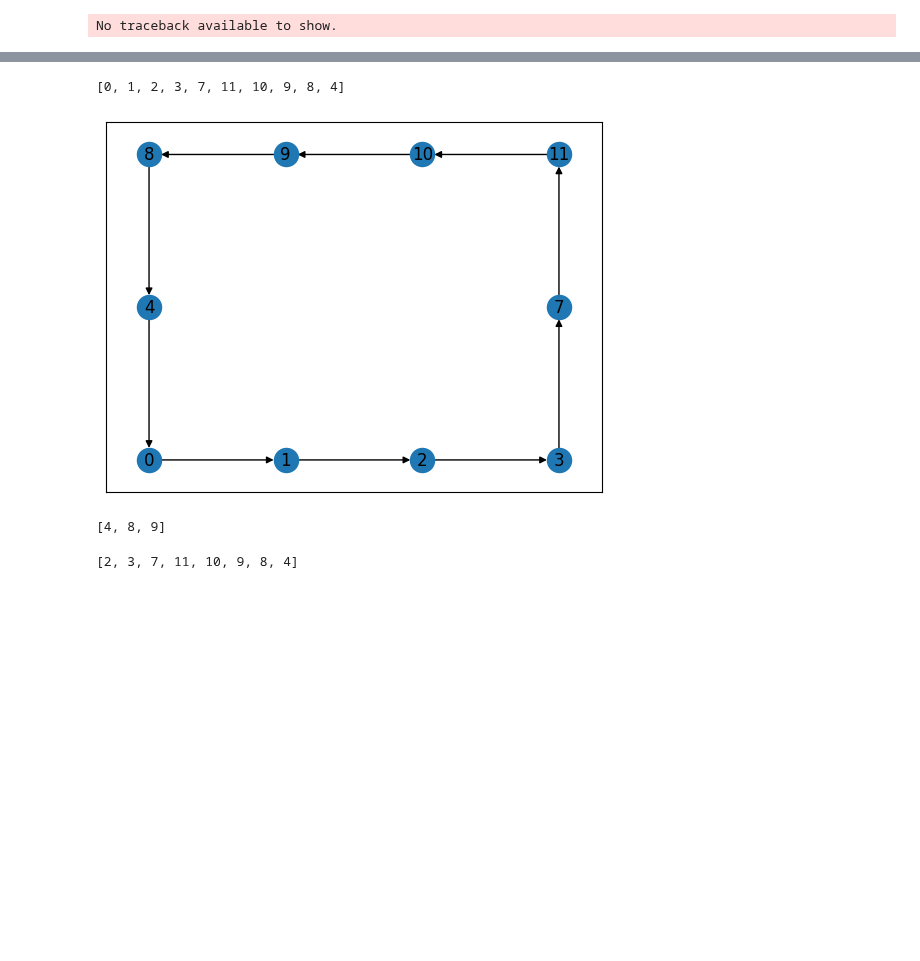
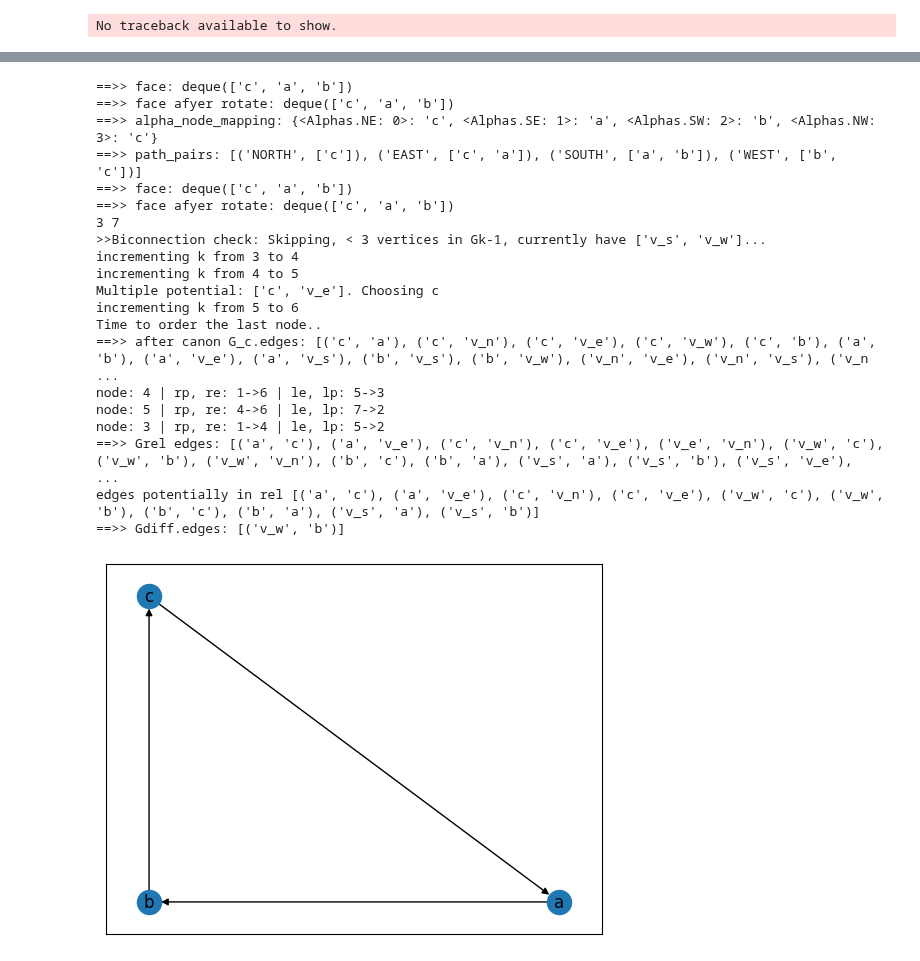
Before and after one commit to juliet29/graph2plan, a Jupyter notebook: notebooks/04_four_complete.ipynb, the cells around one changed output, grey strips where cells are left out. Drawn from its saved outputs; the diff is of its cells as text; code cells hidden in the pictures; blank space fills up the shorter version.

Commit message:
clean up main tests

```diff
--- a/notebooks/04_four_complete.ipynb
+++ b/notebooks/04_four_complete.ipynb
@@ -77,23 +6,0 @@ PE
-# %%
-outer_face = get_external_face(PE, pos)
-outer_face
-# %% [output]
-[0, 1, 2, 3, 7, 11, 10, 9, 8, 4]
-# %%
-DG_outer = nx.cycle_graph(outer_face, nx.DiGraph)
-G_outer = nx.cycle_graph(outer_face, nx.Graph)
-nx.draw_networkx(DG_outer, pos)
-# %% [output]
-[figure, removed]
-# %%
-nx.shortest_path(G_outer, 4,9)
-# %% [output]
-[4, 8, 9]
-# %%
-u = 1
-v = 4
-start = list(DG_outer.successors(u))[0]
-end = v
-nx.shortest_path(DG_outer, start, end)
-# %% [output]
-[2, 3, 7, 11, 10, 9, 8, 4]
@@ -99,0 +10,24 @@ nx.shortest_path(DG_outer, start, end)
+# %%
+G_c, co = test_degen_cycle()
+# %% [output]
+==>> face: deque(['c', 'a', 'b'])
+==>> face afyer rotate: deque(['c', 'a', 'b'])
+==>> alpha_node_mapping: {<Alphas.NE: 0>: 'c', <Alphas.SE: 1>: 'a', <Alphas.SW: 2>: 'b', <Alphas.NW: 3>: 'c'}
+==>> path_pairs: [('NORTH', ['c']), ('EAST', ['c', 'a']), ('SOUTH', ['a', 'b']), ('WEST', ['b', 'c'])]
+==>> face: deque(['c', 'a', 'b'])
+==>> face afyer rotate: deque(['c', 'a', 'b'])
+3 7
+>>Biconnection check: Skipping, < 3 vertices in Gk-1, currently have ['v_s', 'v_w']...
+incrementing k from 3 to 4
+incrementing k from 4 to 5
+Multiple potential: ['c', 'v_e']. Choosing c
+incrementing k from 5 to 6
+Time to order the last node..
+==>> after canon G_c.edges: [('c', 'a'), ('c', 'v_n'), ('c', 'v_e'), ('c', 'v_w'), ('c', 'b'), ('a', 'b'), ('a', 'v_e'), ('a', 'v_s'), ('b', 'v_s'), ('b', 'v_w'), ('v_n', 'v_e'), ('v_n', 'v_s'), ('v_n ...
+node: 4 | rp, re: 1->6 | le, lp: 5->3
+node: 5 | rp, re: 4->6 | le, lp: 7->2
+node: 3 | rp, re: 1->4 | le, lp: 5->2
+==>> Grel edges: [('a', 'c'), ('a', 'v_e'), ('c', 'v_n'), ('c', 'v_e'), ('v_e', 'v_n'), ('v_w', 'c'), ('v_w', 'b'), ('v_w', 'v_n'), ('b', 'c'), ('b', 'a'), ('v_s', 'a'), ('v_s', 'b'), ('v_s', 'v_e'),  ...
+edges potentially in rel [('a', 'c'), ('a', 'v_e'), ('c', 'v_n'), ('c', 'v_e'), ('v_w', 'c'), ('v_w', 'b'), ('b', 'c'), ('b', 'a'), ('v_s', 'a'), ('v_s', 'b')]
+==>> Gdiff.edges: [('v_w', 'b')]
+[figure, added]
```
Also changed, not shown: parts of 16 cells of this notebook, 22 other files.
